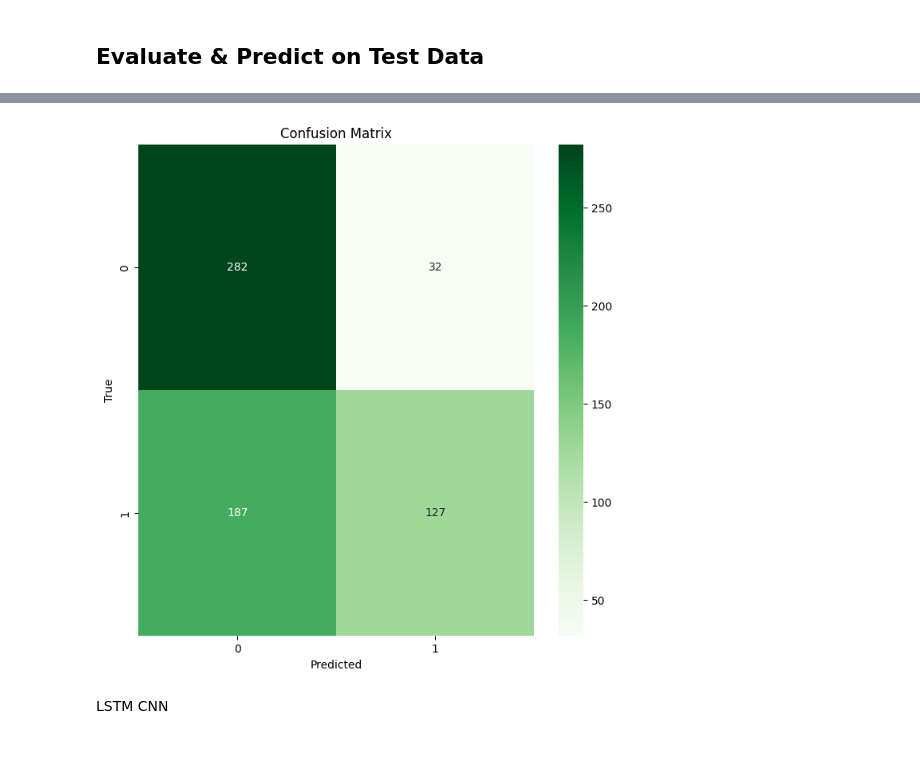
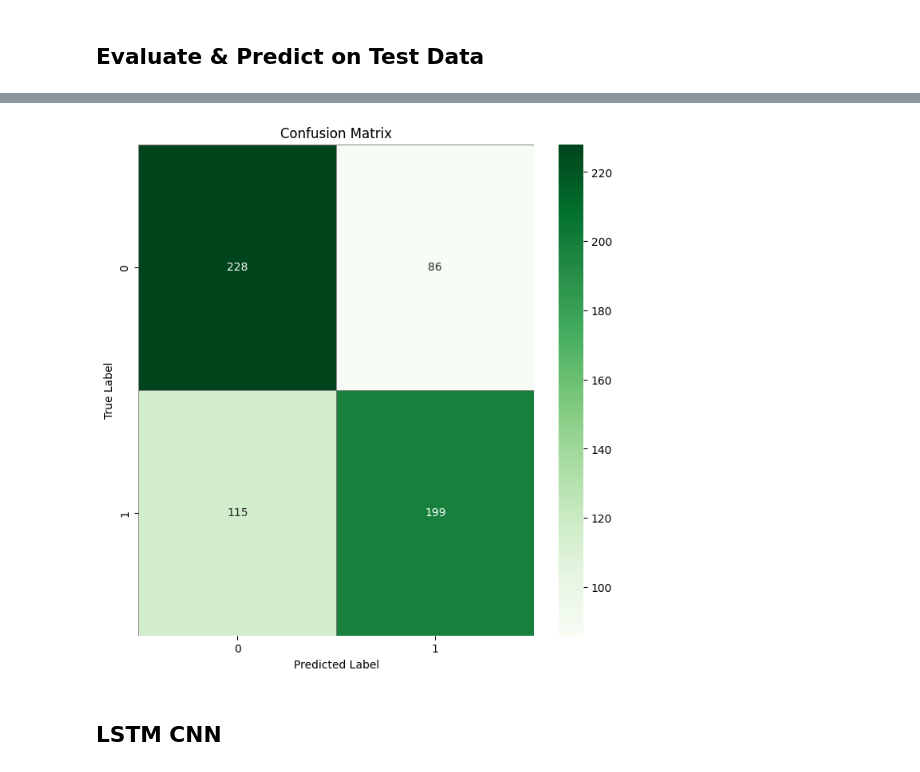
Before and after one commit to Mekruba/DAT550-Project, a Jupyter notebook: Project.ipynb, the cells around one changed output, grey strips where cells are left out. Drawn from its saved outputs; the diff is of its cells as text; code cells hidden in the pictures.

Commit message:
clean up hyperparameters

```diff
--- a/Project.ipynb
+++ b/Project.ipynb
@@ -267,20 +259,42 @@ dropout: 0.5
+# %%
+# 2. Set up the tuner
+tuner = RandomSearch(
+    build_model,
+    objective='val_accuracy',
+    max_trials=20,  # Try up to 20 different combinations
+    executions_per_trial=1,
+    directory='tuner_results',
+    project_name='cnn_hyperparameter_tuning'
+)
+
+# 3. Start search
+tuner.search(X_train, labels_train, epochs=10, validation_split=0.2, batch_size=16)
+
+# 4. Get the best model
+best_model = tuner.get_best_models(num_models=1)[0]
+best_model.summary()
+best_hyperparams = tuner.get_best_hyperparameters(1)[0]
+
+# 5. Summary of best model
+print("\nBest Hyperparameters:")
+for param in best_hyperparams.values:
+    print(f"{param}: {best_hyperparams.get(param)}")
 # %%
-best_model = tuner.get_best_models(num_models=1)[0]
+loss_eval_tuner, acc_eval_tuner = best_model.evaluate(X_test, labels_test, verbose=0)
+print(f"Final Evaluation - Loss: {loss_eval:.4f}, Accuracy: {acc_eval:.4f}")
 
-# Evaluate
-loss_eval_tuner, acc_eval_tuner = best_model.evaluate([X_test, sentiment_test], labels_test, verbose=0)
-print(f"Best Model - Loss: {loss_eval_tuner:.4f}, Accuracy: {acc_eval_tuner:.4f}")
-
-# Predictions
-predictions_tuner = best_model.predict([X_test, sentiment_test])
+# Generate predictions: convert probabilities to 0 or 1 by thresholding at 0.5
+predictions_tuner = best_model.predict(X_test)
 pred_y_tuner = (predictions_tuner >= 0.5).astype(int).flatten()
 
-# Confusion matrix
+# Compute the confusion matrix
 cm = confusion_matrix(labels_test, pred_y_tuner)
+
+# Plot the confusion matrix
 plt.figure(figsize=(8, 8))
-sns.heatmap(cm, annot=True, cmap="Greens", fmt='d')
-plt.xlabel("Predicted")
-plt.ylabel("True")
+sns.heatmap(cm, annot=True, cmap="Greens", fmt='d', linewidths=0.5, linecolor='gray')
+plt.xlabel("Predicted Label")
+plt.ylabel("True Label")
 plt.title("Confusion Matrix")
 plt.show()
 # %% [output]
@@ -289,6 +303,6 @@ Best Model - Loss: 0.6643, Accuracy: 0.6513
-[figure, old version]
+[figure, new version]
-# %% [markdown]
-LSTM CNN
+# %% [markdown]
+## LSTM CNN
 # %%
 def build_cnn_lstm_model():
     input_text = Input(shape=(max_sequence_length,))
```
Also changed, not shown: parts of 19 cells of this notebook, 1 other file.
